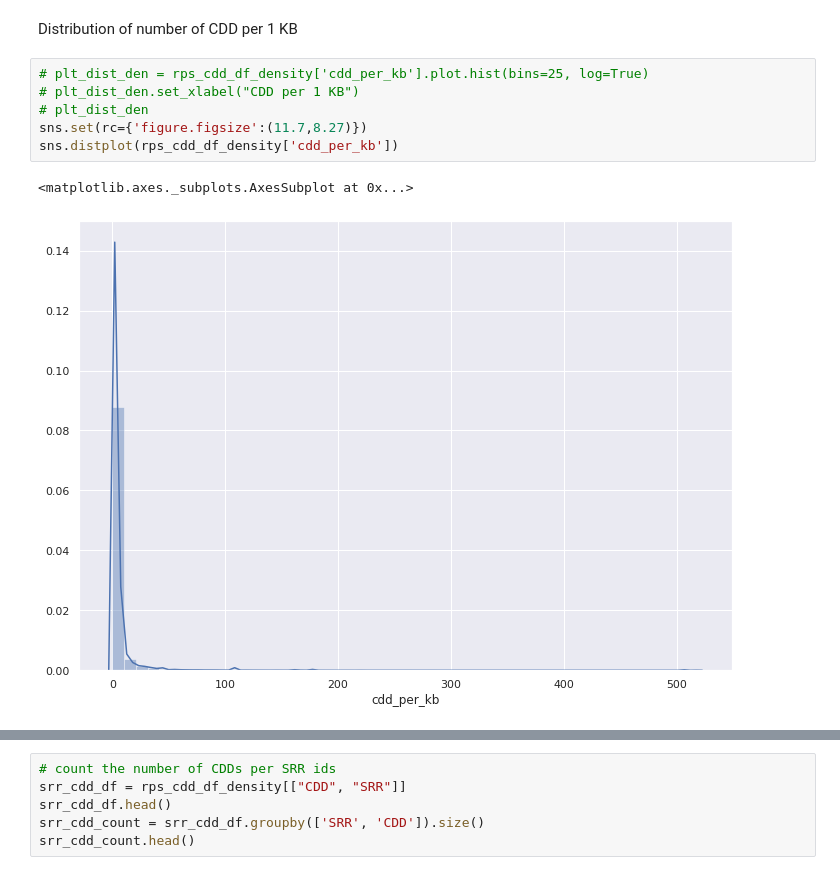
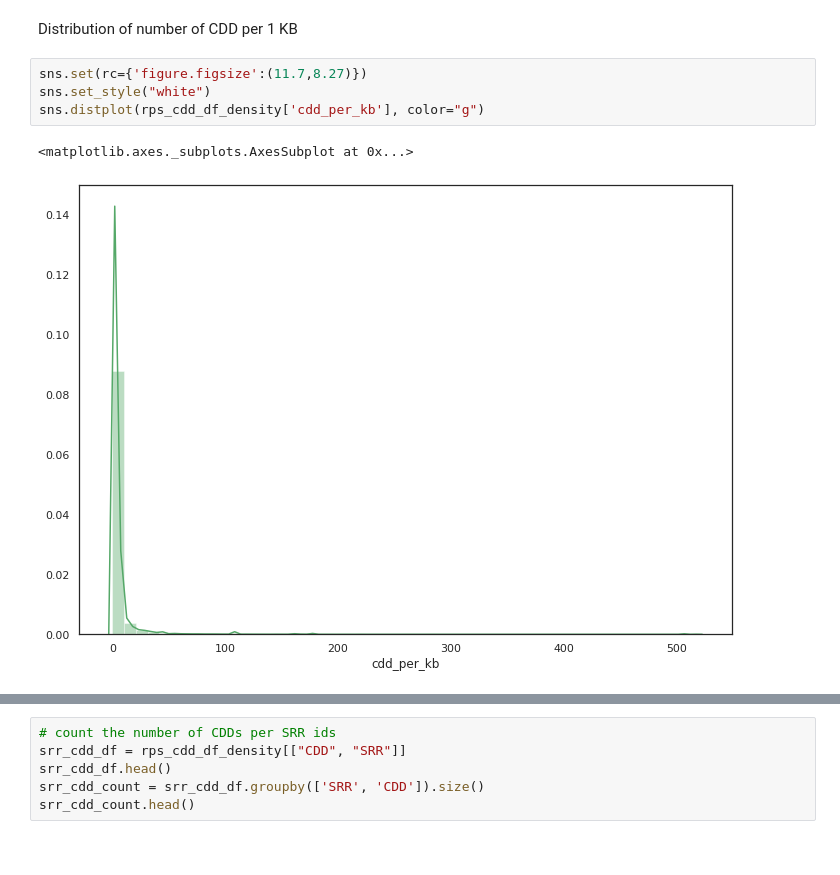
Before and after one commit to NCBI-Codeathons/Domain_HMM_Boundaries, a Jupyter notebook: post_analysis/jupyter_notebook/CDD_analysis.ipynb, the cells around one changed output, grey strips where cells are left out. Cells and saved outputs as stored; diff of their text form.

```diff
--- a/post_analysis/jupyter_notebook/CDD_analysis.ipynb
+++ b/post_analysis/jupyter_notebook/CDD_analysis.ipynb
@@ -81,11 +190,9 @@ rps_cdd_df_density.head()
 # %% [markdown]
 Distribution of number of CDD per 1 KB
 # %%
-# plt_dist_den = rps_cdd_df_density['cdd_per_kb'].plot.hist(bins=25, log=True)
-# plt_dist_den.set_xlabel("CDD per 1 KB")
-# plt_dist_den
 sns.set(rc={'figure.figsize':(11.7,8.27)})
-sns.distplot(rps_cdd_df_density['cdd_per_kb'])
+sns.set_style("white")
+sns.distplot(rps_cdd_df_density['cdd_per_kb'], color="g")
 # %% [output]
 <matplotlib.axes._subplots.AxesSubplot at 0x...>
-[figure, old version]
+[figure, new version]
```
Also changed, not shown: parts of 30 cells of this notebook.
